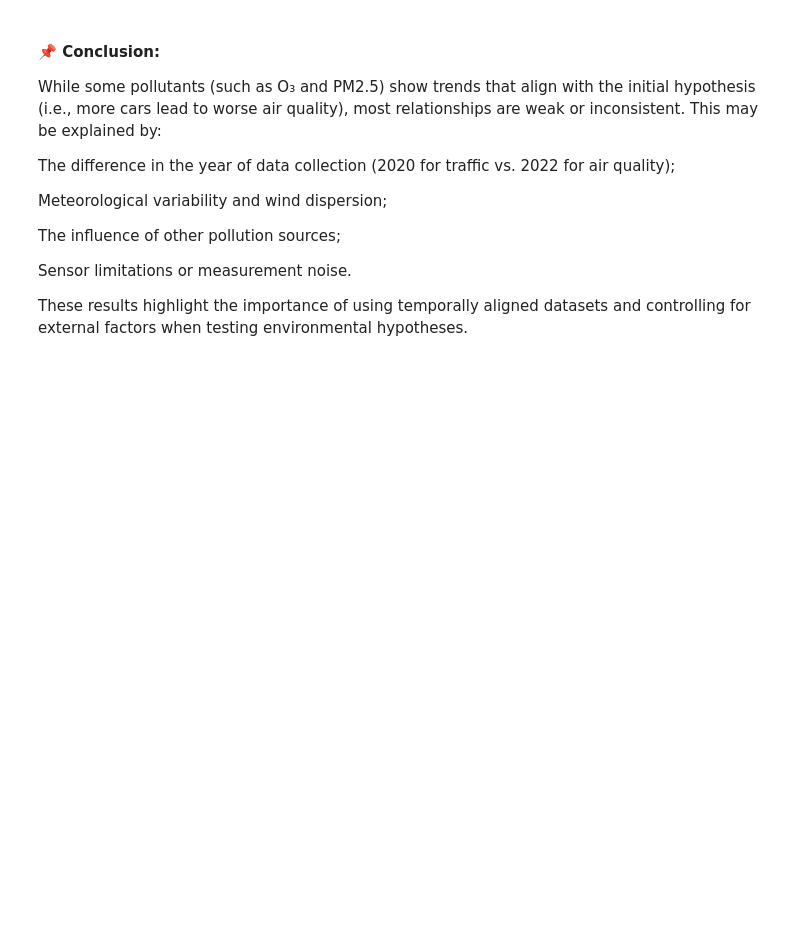
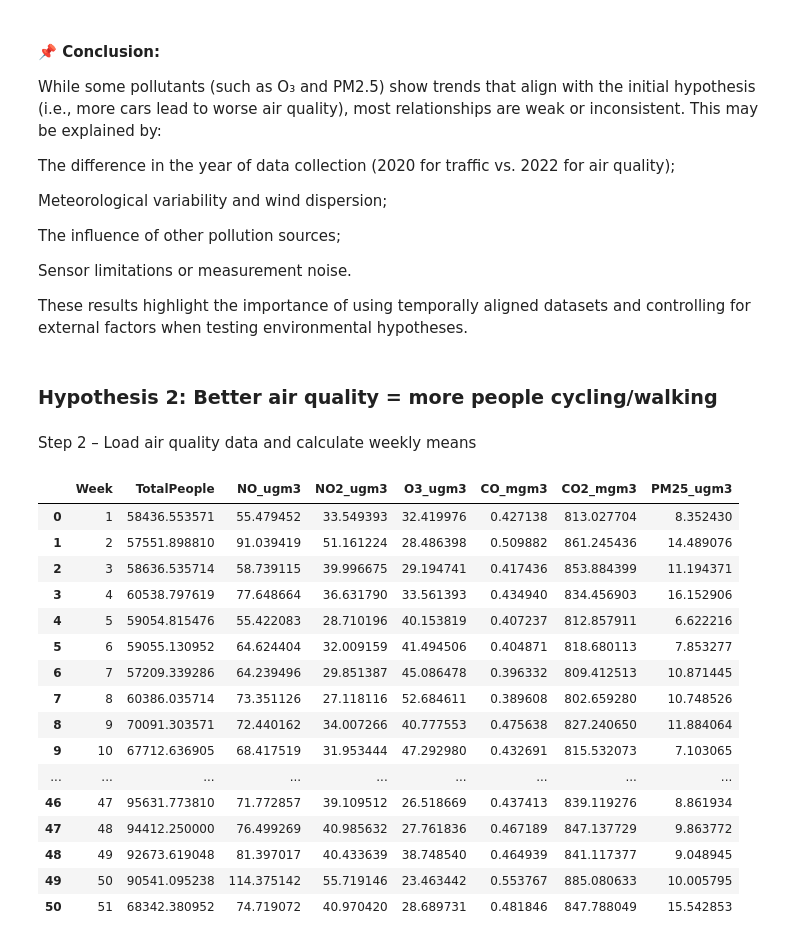
Before and after one commit to GiselleMelo/projeto-iot, a Jupyter notebook: projeto.ipynb, the cells around one changed output. Saved outputs shown, nothing was run; the diff lists cells and outputs as text; code cells hidden in the pictures; blank space fills up the shorter version.

```diff
--- a/projeto.ipynb
+++ b/projeto.ipynb
@@ -38,21 +27,5 @@ traffic_daily = (
 # %% [markdown]
 Processing the air quality data
-# %%
-# Convert timestamp to datetime and extract date
-air['gps_timestamp'] = pd.to_datetime(air['gps_timestamp'], errors='coerce')
-air['date'] = air['gps_timestamp'].dt.date
-
-# Select relevant columns and filter negative pollutant values
-pollutants = ['NO_ugm3', 'NO2_ugm3', 'O3_ugm3', 'CO_mgm3', 'CO2_mgm3', 'PM25_ugm3']
-air_clean = air[['date'] + pollutants].copy()
-
-# Remove invalid (negative) pollutant values
-for col in pollutants:
-    air_clean = air_clean[air_clean[col] >= 0]
-
-# Aggregate average pollutants per day
-air_daily = air_clean.groupby('date')[pollutants].mean().reset_index()
-air_daily['date'] = pd.to_datetime(air_daily['date'])
 # %% [markdown]
 Attempt to match by date (note: different years)
 -----------------------------
@@ -215,3 +184,5 @@ The influence of other pollution sources;
 Sensor limitations or measurement noise.
 
 These results highlight the importance of using temporally aligned datasets and controlling for external factors when testing environmental hypotheses.
+# %% [markdown]
+### Hypothesis 2: Better air quality = more people cycling/walking
@@ -217,0 +208,25 @@ These results highlight the importance of using temporally aligned datasets and
+# %% [markdown]
+Step 2 – Load air quality data and calculate weekly means
+# %%
+weekly_air = air_weekly
+
+merged = pd.merge(weekly_people, weekly_air, on='Week')
+merged
+# %% [output]
+|  | Week | TotalPeople | NO_ugm3 | NO2_ugm3 | O3_ugm3 | CO_mgm3 | CO2_mgm3 | PM25_ugm3 |
+| 0 | 1 | 58436.553571 | 55.479452 | 33.549393 | 32.419976 | 0.427138 | 813.027704 | 8.352430 |
+| 1 | 2 | 57551.898810 | 91.039419 | 51.161224 | 28.486398 | 0.509882 | 861.245436 | 14.489076 |
+| 2 | 3 | 58636.535714 | 58.739115 | 39.996675 | 29.194741 | 0.417436 | 853.884399 | 11.194371 |
+| 3 | 4 | 60538.797619 | 77.648664 | 36.631790 | 33.561393 | 0.434940 | 834.456903 | 16.152906 |
+| 4 | 5 | 59054.815476 | 55.422083 | 28.710196 | 40.153819 | 0.407237 | 812.857911 | 6.622216 |
+| 5 | 6 | 59055.130952 | 64.624404 | 32.009159 | 41.494506 | 0.404871 | 818.680113 | 7.853277 |
+| 6 | 7 | 57209.339286 | 64.239496 | 29.851387 | 45.086478 | 0.396332 | 809.412513 | 10.871445 |
+| 7 | 8 | 60386.035714 | 73.351126 | 27.118116 | 52.684611 | 0.389608 | 802.659280 | 10.748526 |
+| 8 | 9 | 70091.303571 | 72.440162 | 34.007266 | 40.777553 | 0.475638 | 827.240650 | 11.884064 |
+| 9 | 10 | 67712.636905 | 68.417519 | 31.953444 | 47.292980 | 0.432691 | 815.532073 | 7.103065 |
+| ... | ... | ... | ... | ... | ... | ... | ... | ... |
+| 46 | 47 | 95631.773810 | 71.772857 | 39.109512 | 26.518669 | 0.437413 | 839.119276 | 8.861934 |
+| 47 | 48 | 94412.250000 | 76.499269 | 40.985632 | 27.761836 | 0.467189 | 847.137729 | 9.863772 |
+| 48 | 49 | 92673.619048 | 81.397017 | 40.433639 | 38.748540 | 0.464939 | 841.117377 | 9.048945 |
+| 49 | 50 | 90541.095238 | 114.375142 | 55.719146 | 23.463442 | 0.553767 | 885.080633 | 10.005795 |
+| 50 | 51 | 68342.380952 | 74.719072 | 40.970420 | 28.689731 | 0.481846 | 847.788049 | 15.542853 |
```
Also changed, not shown: parts of 5 cells of this notebook.
